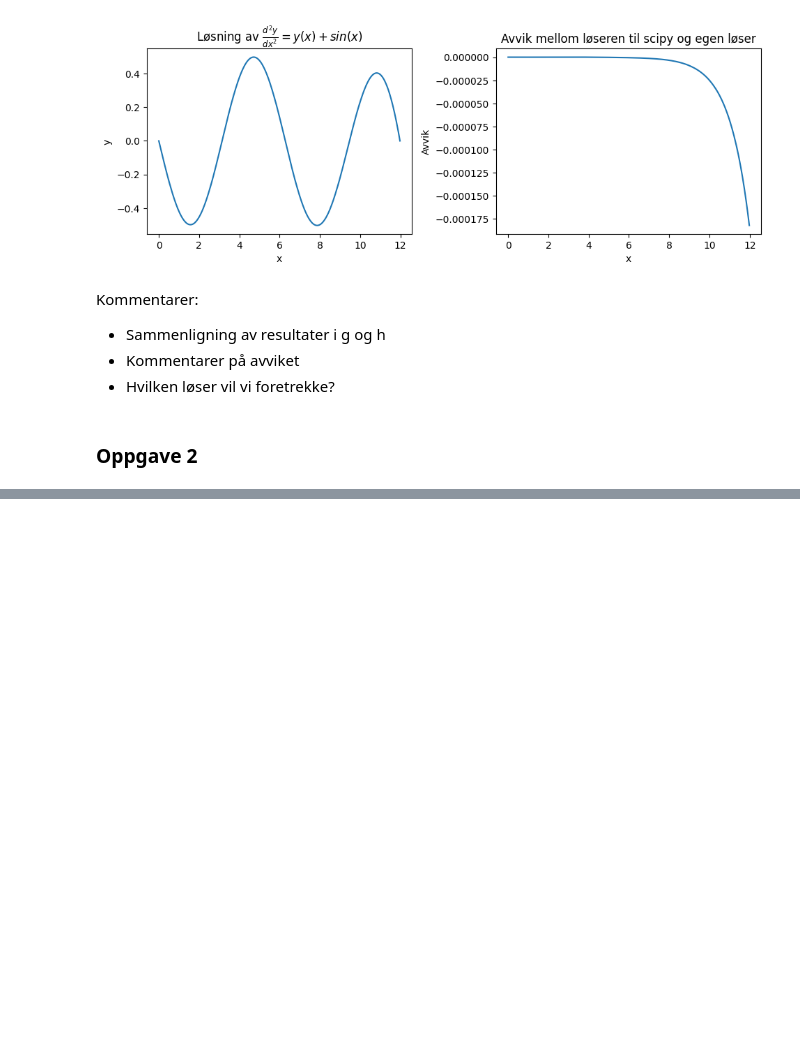
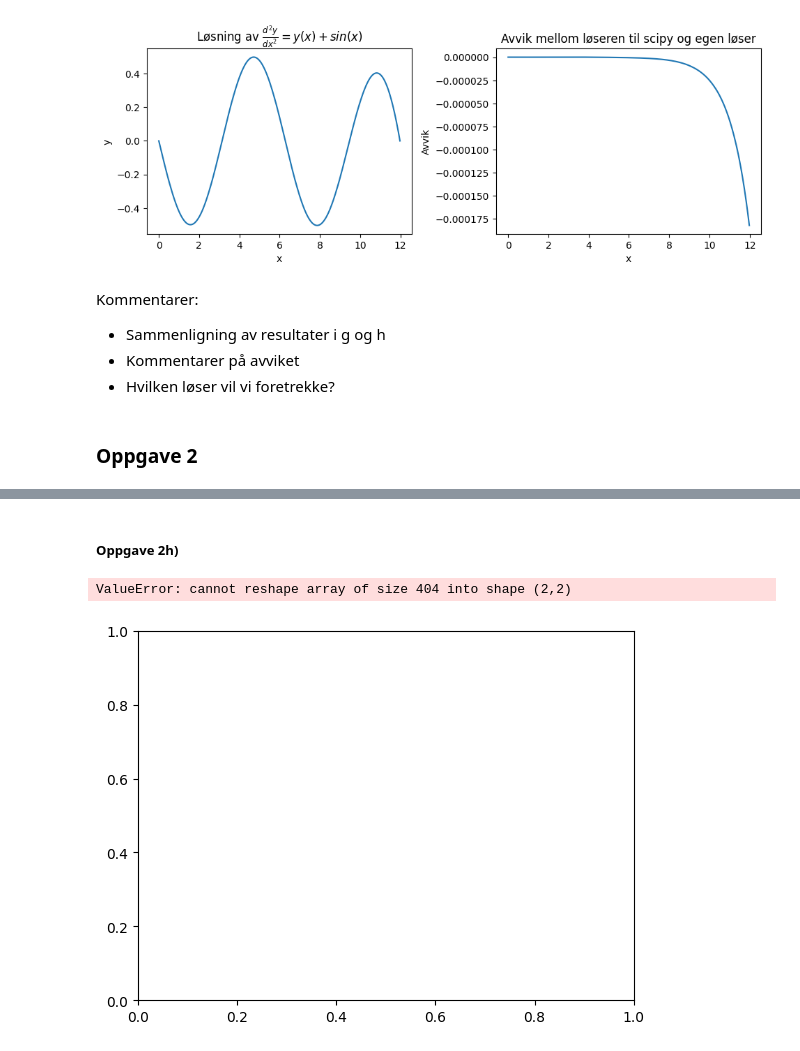
Before and after one commit to einaraarnaes/Prosjekt3, a Jupyter notebook: code.ipynb, the cells around one changed output, grey strips where cells are left out. Cells and saved outputs as stored; diff of their text form; code cells hidden in the pictures; blank space fills up the shorter version.

```diff
--- a/code.ipynb
+++ b/code.ipynb
@@ -329,0 +488,25 @@ Kommentarer:
+# %% [markdown]
+##### Oppgave 2h)
+# %%
+def density(y):
+    gamma, gamma_tilde, omega, omega_tilde = to_matrices(y)
+    I = np.identity(2)
+    N = np.linalg.inv(I-gamma@gamma_tilde)
+    N_tilde = np.linalg.inv(I-gamma_tilde@gamma)
+
+    g = np.block([[2*N-I, 2*N@gamma], [-2*N_tilde@gamma_tilde, -2*N_tilde + I]])
+
+    p_3 = np.identity(4)@np.array([0,0,-1,-1])
+
+    return np.real(np.trace(p_3@g))/4
+
+
+fig, ax = plt.subplots()
+
+for i in range(len(y_vals)):
+    ax.plot(x_vals[i], density(y_vals[i]), label = f"$\epsilon$ = {epsilon_vals[i]}")
+
+ax.legend()
+# %% [output]
+ValueError: cannot reshape array of size 404 into shape (2,2)
+[figure, added]
```
Also changed, not shown: parts of 16 cells of this notebook.
